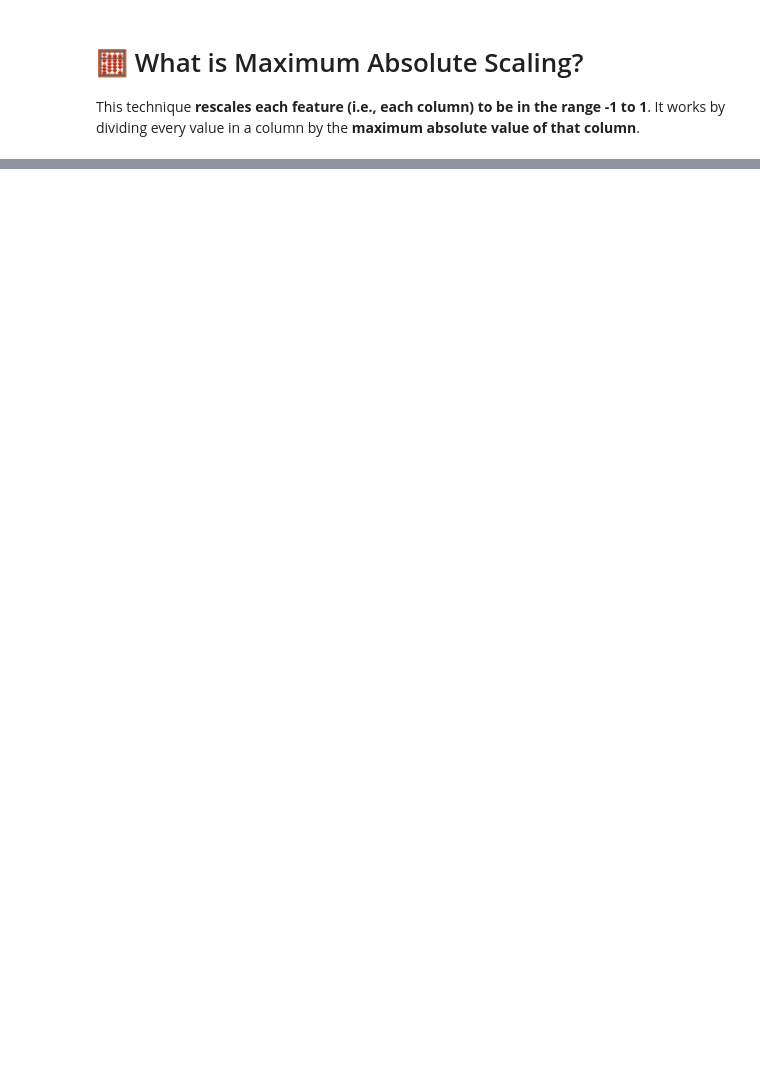
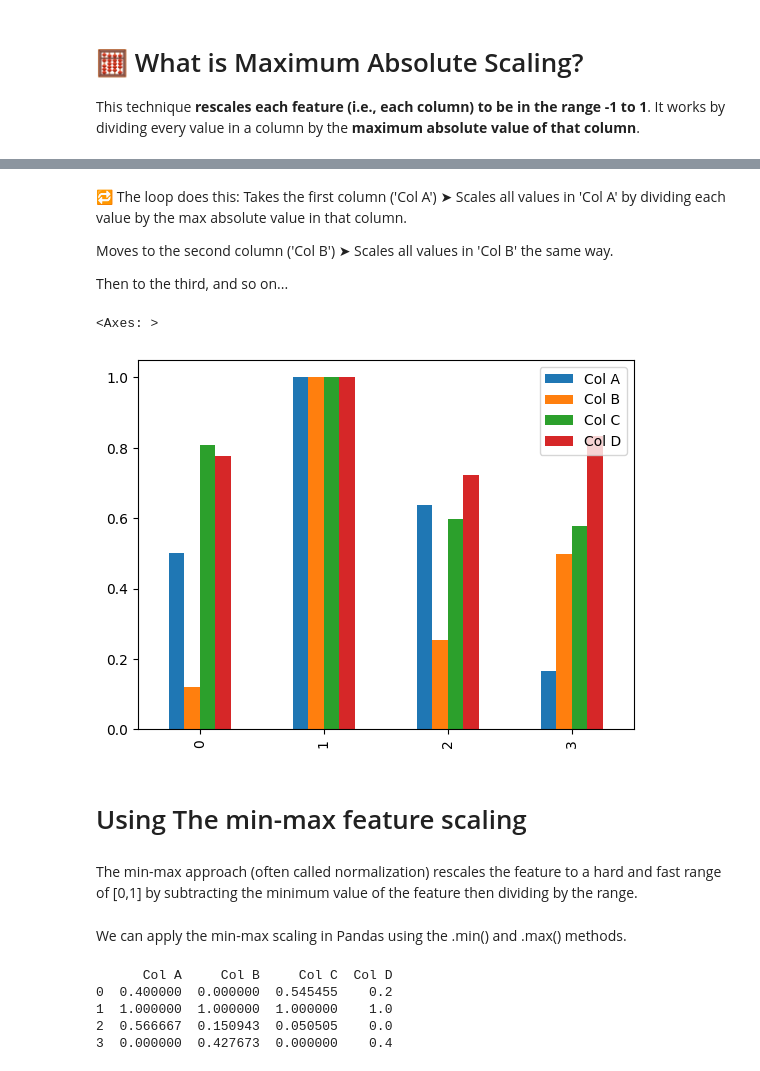
Before and after one commit to ngzhiwei517/NLP, a Jupyter notebook: Pandas_Data_Normalization.ipynb, the cells around one changed output, grey strips where cells are left out. Drawn from its saved outputs; the diff is of its cells as text; code cells hidden in the pictures; blank space fills up the shorter version.

```diff
--- a/Pandas_Data_Normalization.ipynb
+++ b/Pandas_Data_Normalization.ipynb
@@ -58,0 +45,16 @@ display(df)
+# %%
+# importing packages
+import pandas as pd
+
+# create data
+df = pd.DataFrame([
+                   [180000, 110, 18.9, 1400],
+                   [360000, 905, 23.4, 1800],
+                   [230000, 230, 14.0, 1300],
+                   [60000, 450, 13.5, 1500]],
+
+                   columns=['Col A', 'Col B',
+                            'Col C', 'Col D'])
+
+# view data
+display(df)
@@ -58,0 +67,10 @@ display(df)
+# %%
+# copy the data
+df_max_scaled = df.copy()
+
+# apply normalization techniques
+for column in df_max_scaled.columns:
+    df_max_scaled[column] = df_max_scaled[column]  / df_max_scaled[column].abs().max()
+
+# view normalized data
+display(df_max_scaled)
@@ -58,0 +83,36 @@ display(df)
+# %% [markdown]
+🔁 The loop does this:
+Takes the first column ('Col A')
+➤ Scales all values in 'Col A' by dividing each value by the max absolute value in that column.
+
+Moves to the second column ('Col B')
+➤ Scales all values in 'Col B' the same way.
+
+Then to the third, and so on...
+# %%
+df_max_scaled.plot(kind='bar')
+# %% [output]
+<Axes: >
+[figure, added]
+# %% [markdown]
+# Using The min-max feature scaling
+# %% [markdown]
+The min-max approach (often called normalization) rescales the feature to a hard and fast range of [0,1] by subtracting the minimum value of the feature then dividing by the range.
+# %% [markdown]
+We can apply the min-max scaling in Pandas using the .min() and .max() methods.
+# %%
+# copy the data
+df_min_max_scaled = df.copy()
+
+# apply normalization techniques
+for column in df_min_max_scaled.columns:
+    df_min_max_scaled[column] = (df_min_max_scaled[column] - df_min_max_scaled[column].min()) / (df_min_max_scaled[column].max() - df_min_max_scaled[column].min())
+
+# view normalized data
+print(df_min_max_scaled)
+# %% [output]
+      Col A     Col B     Col C  Col D
+0  0.400000  0.000000  0.545455    0.2
+1  1.000000  1.000000  1.000000    1.0
+2  0.566667  0.150943  0.050505    0.0
+3  0.000000  0.427673  0.000000    0.4
```
Also changed, not shown: parts of 9 cells of this notebook.
